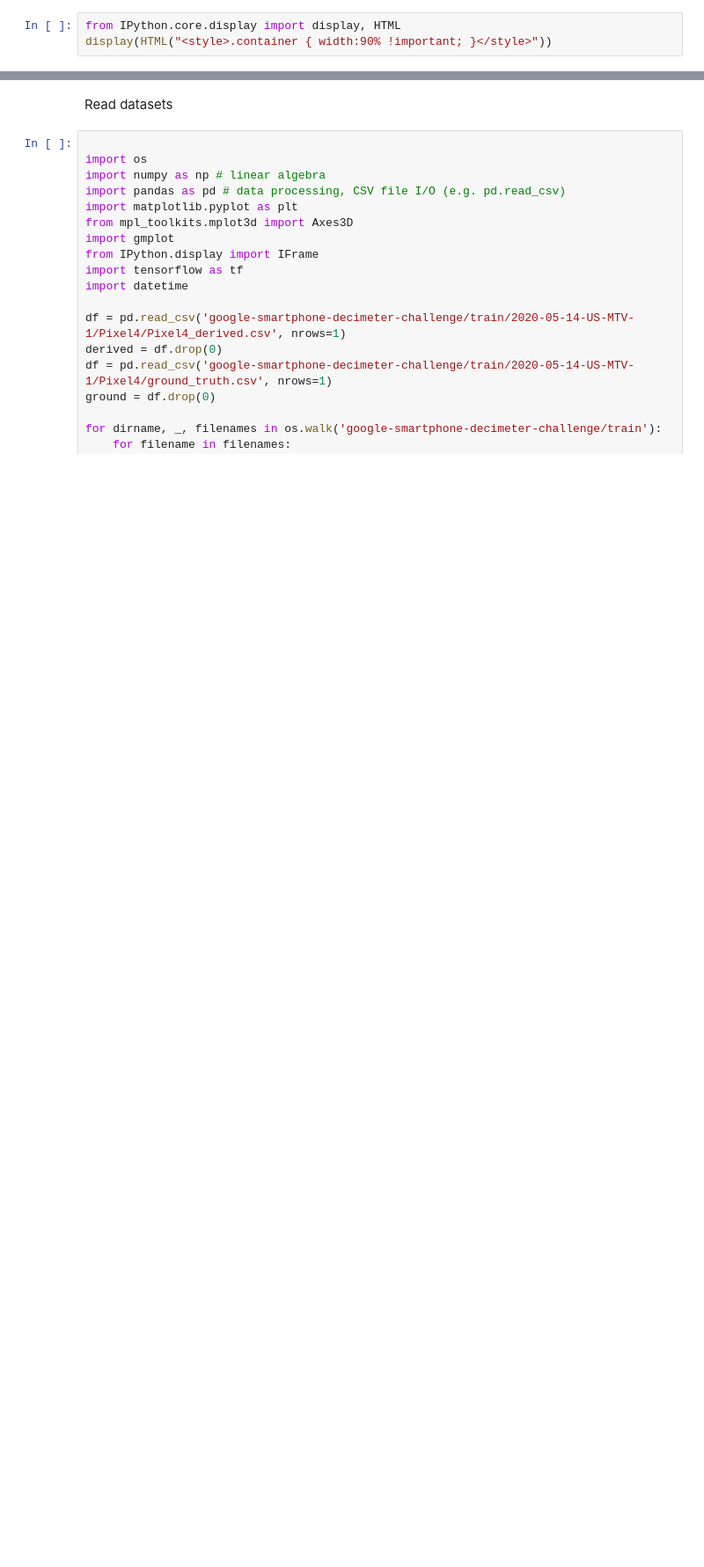
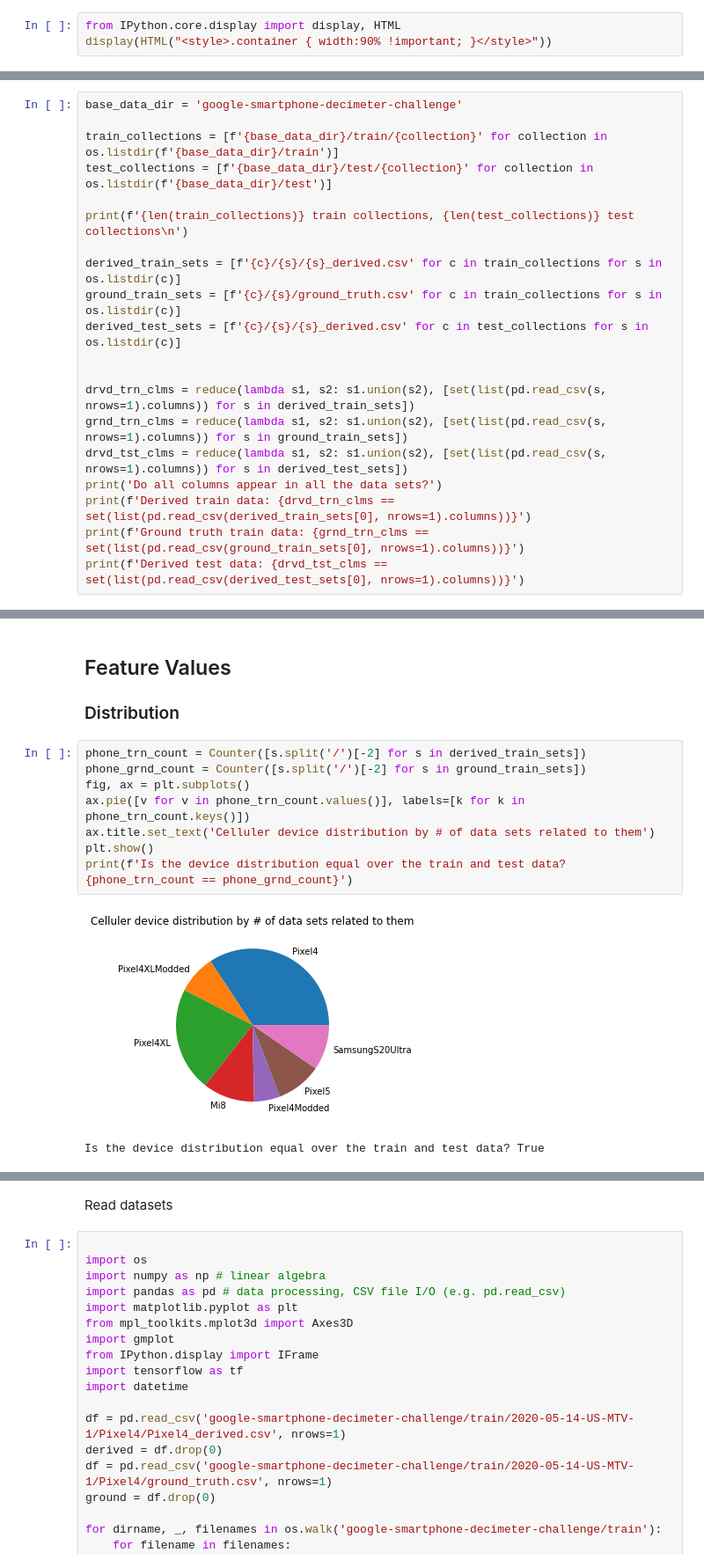
Before and after one commit to shacharhelmer/GNSS-Google, a Jupyter notebook: googlegnss.ipynb, the cells around one changed output, grey strips where cells are left out. Shown at 88% size. Saved outputs shown, nothing was run; the diff lists cells and outputs as text; blank space fills up the shorter version.

Commit message:
work done in shachar-dev notebook merged into the googlegnss notebook

```diff
--- a/googlegnss.ipynb
+++ b/googlegnss.ipynb
@@ -3,0 +11,20 @@ display(HTML("<style>.container { width:90% !important; }</style>"))
+# %%
+base_data_dir = 'google-smartphone-decimeter-challenge'
+
+train_collections = [f'{base_data_dir}/train/{collection}' for collection in os.listdir(f'{base_data_dir}/train')]
+test_collections = [f'{base_data_dir}/test/{collection}' for collection in os.listdir(f'{base_data_dir}/test')]
+
+print(f'{len(train_collections)} train collections, {len(test_collections)} test collections\n')
+
+derived_train_sets = [f'{c}/{s}/{s}_derived.csv' for c in train_collections for s in os.listdir(c)]
+ground_train_sets = [f'{c}/{s}/ground_truth.csv' for c in train_collections for s in os.listdir(c)]
+derived_test_sets = [f'{c}/{s}/{s}_derived.csv' for c in test_collections for s in os.listdir(c)]
+
+
+drvd_trn_clms = reduce(lambda s1, s2: s1.union(s2), [set(list(pd.read_csv(s, nrows=1).columns)) for s in derived_train_sets])
+grnd_trn_clms = reduce(lambda s1, s2: s1.union(s2), [set(list(pd.read_csv(s, nrows=1).columns)) for s in ground_train_sets])
+drvd_tst_clms = reduce(lambda s1, s2: s1.union(s2), [set(list(pd.read_csv(s, nrows=1).columns)) for s in derived_test_sets])
+print('Do all columns appear in all the data sets?')
+print(f'Derived train data: {drvd_trn_clms == set(list(pd.read_csv(derived_train_sets[0], nrows=1).columns))}')
+print(f'Ground truth train data: {grnd_trn_clms == set(list(pd.read_csv(ground_train_sets[0], nrows=1).columns))}')
+print(f'Derived test data: {drvd_tst_clms == set(list(pd.read_csv(derived_test_sets[0], nrows=1).columns))}')
@@ -3,0 +114,14 @@ display(HTML("<style>.container { width:90% !important; }</style>"))
+# %% [markdown]
+<h2>Feature Values</h2>
+<h3>Distribution</h3>
+# %%
+phone_trn_count = Counter([s.split('/')[-2] for s in derived_train_sets])
+phone_grnd_count = Counter([s.split('/')[-2] for s in ground_train_sets])
+fig, ax = plt.subplots()
+ax.pie([v for v in phone_trn_count.values()], labels=[k for k in phone_trn_count.keys()])
+ax.title.set_text('Celluler device distribution by # of data sets related to them')
+plt.show()
+print(f'Is the device distribution equal over the train and test data? {phone_trn_count == phone_grnd_count}')
+# %% [output]
+[figure, added]
+Is the device distribution equal over the train and test data? True
```
Also changed, not shown: parts of 10 cells of this notebook.
